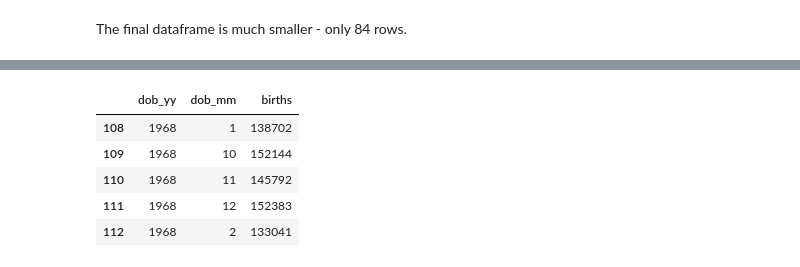
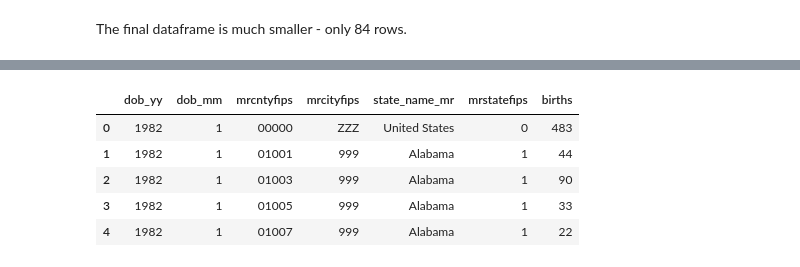
Before and after one commit to tvhahn/cdc-birth-data, a Jupyter notebook: notebooks/1.0-explore-apgar.ipynb, the cells around one changed output, grey strips where cells are left out. Saved outputs shown, nothing was run; the diff lists cells and outputs as text; code cells hidden in the pictures.

```diff
--- a/notebooks/1.0-explore-apgar.ipynb
+++ b/notebooks/1.0-explore-apgar.ipynb
@@ -629,9 +371,0 @@ Wall time: 1min 30s
-# %%
-df[df['dob_yy']==1968].head()
-# %% [output]
-|  | dob_yy | dob_mm | births |
-| 108 | 1968 | 1 | 138702 |
-| 109 | 1968 | 10 | 152144 |
-| 110 | 1968 | 11 | 145792 |
-| 111 | 1968 | 12 | 152383 |
-| 112 | 1968 | 2 | 133041 |
@@ -643,3 +372,18 @@ if save_csv:
+# %%
+data_file = "birth_geo_births_summed_test.csv.gz"
+
+dtype_dict = {'dob_yy':int, 'dob_mm':int, 'mrcntyfips':str, 'mrcityfips':str, 'state_name_mr':str,
+       'mrstatefips':int, 'apgar5':int, 'births':int}
+
+df = pd.read_csv(root_dir / data_file, compression='gzip', dtype=dtype_dict)
+df.head()
+# %% [output]
+|  | dob_yy | dob_mm | mrcntyfips | mrcityfips | state_name_mr | mrstatefips | births |
+| 0 | 1982 | 1 | 00000 | ZZZ | United States | 0 | 483 |
+| 1 | 1982 | 1 | 01001 | 999 | Alabama | 1 | 44 |
+| 2 | 1982 | 1 | 01003 | 999 | Alabama | 1 | 90 |
+| 3 | 1982 | 1 | 01005 | 999 | Alabama | 1 | 33 |
+| 4 | 1982 | 1 | 01007 | 999 | Alabama | 1 | 22 |
 # %%
 df.shape
 # %% [output]
```
Also changed, not shown: parts of 19 cells of this notebook, 1 other file.
